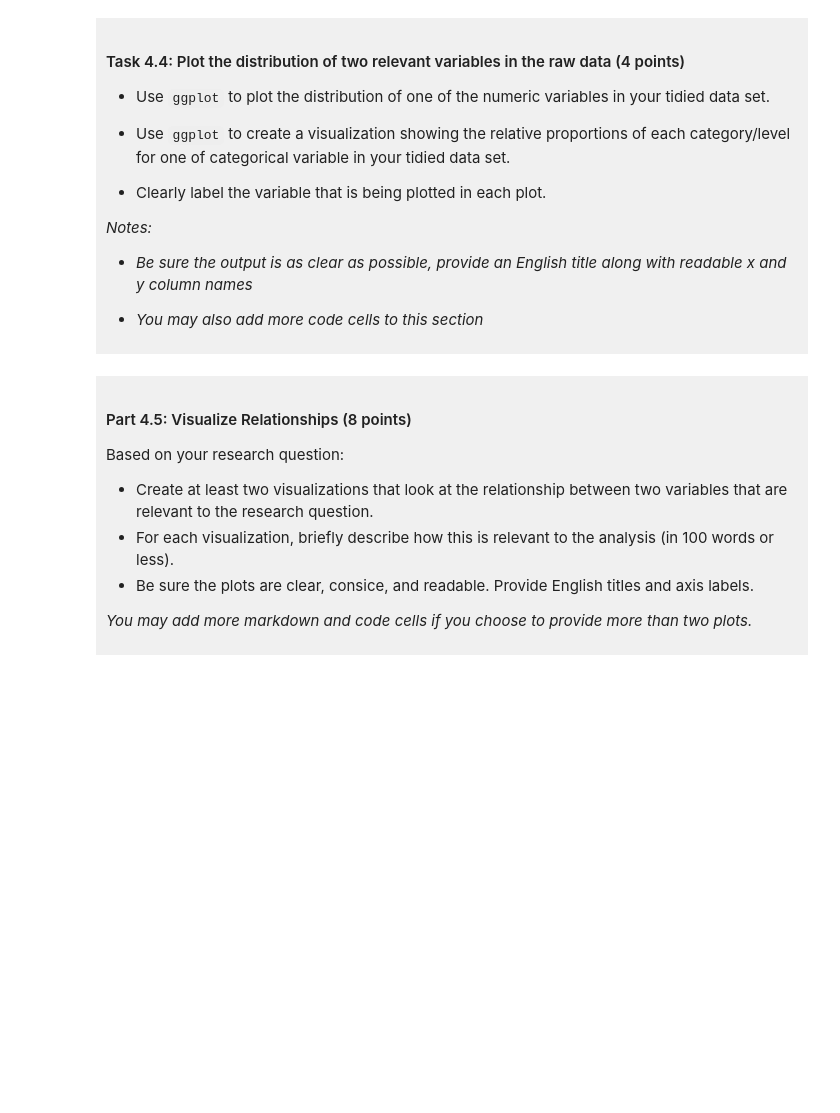
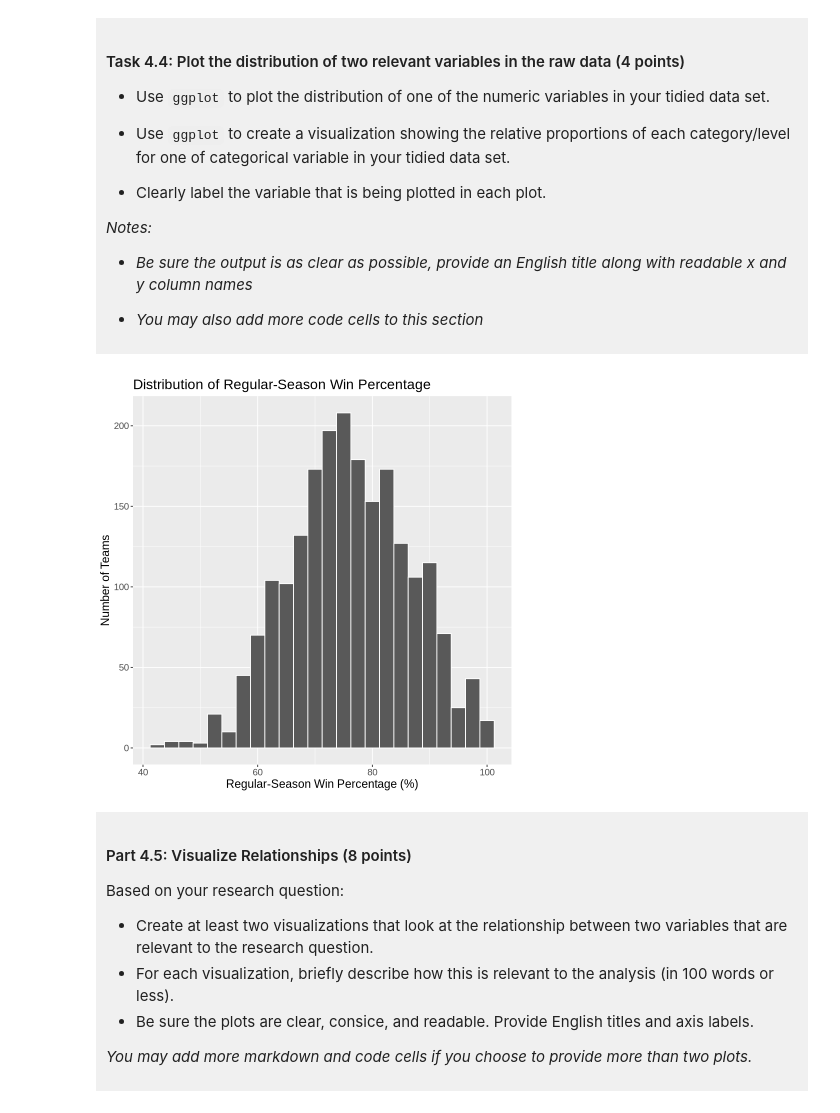
Before and after one commit to dabrell/dsci-100-project-davrell-jowkins, a Jupyter notebook: dsci-100-project-notebook.ipynb, the cells around one changed output. Cells and saved outputs as stored; diff of their text form; code cells hidden in the pictures; blank space fills up the shorter version.

Commit message:
part 4.5

```diff
--- a/dsci-100-project-notebook.ipynb
+++ b/dsci-100-project-notebook.ipynb
@@ -320,5 +448,23 @@ You will refine your research question (if needed) and produce a tidy data set.
 
 </div>
 # %%
-### EDIT THIS CODE CELL FOR PLOT 1 ###
+# Plot 1 is the distribution of the numeric variable reg_wins_pct (part of the research question).
+# A histogram shows how many teams fall into each range of win percentage.
+reg_wins_pct_plot <- march_madness_tidy |>
+  # aes(x = reg_wins_pct) puts win percentage as the x axis.
+  ggplot(aes(x = reg_wins_pct)) +
+  # geom_histogram() draws the bars; binwidth = 2.5 groups teams into 2.5% ranges
+  # color = "white" draws thin lines between bars so they're easy to tell apart
+  geom_histogram(binwidth = 2.5, color = "white") +
+  # labs() adds title and axis names.
+  labs(title = "Distribution of Regular-Season Win Percentage",
+       x = "Regular-Season Win Percentage (%)",
+       y = "Number of Teams") +
+  # theme(text = ...) makes all the text larger so it's easy to read.
+  theme(text = element_text(size = 14))
+
+# Show the plot
+reg_wins_pct_plot
+# %% [output]
+[figure, added]
 # %%
```
Also changed, not shown: parts of 6 cells of this notebook.
